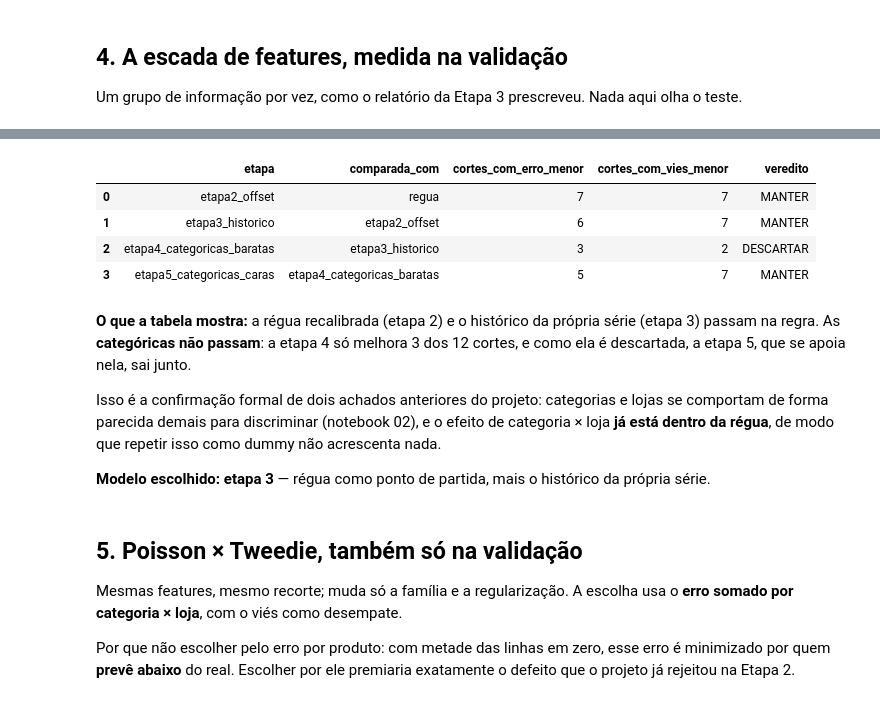
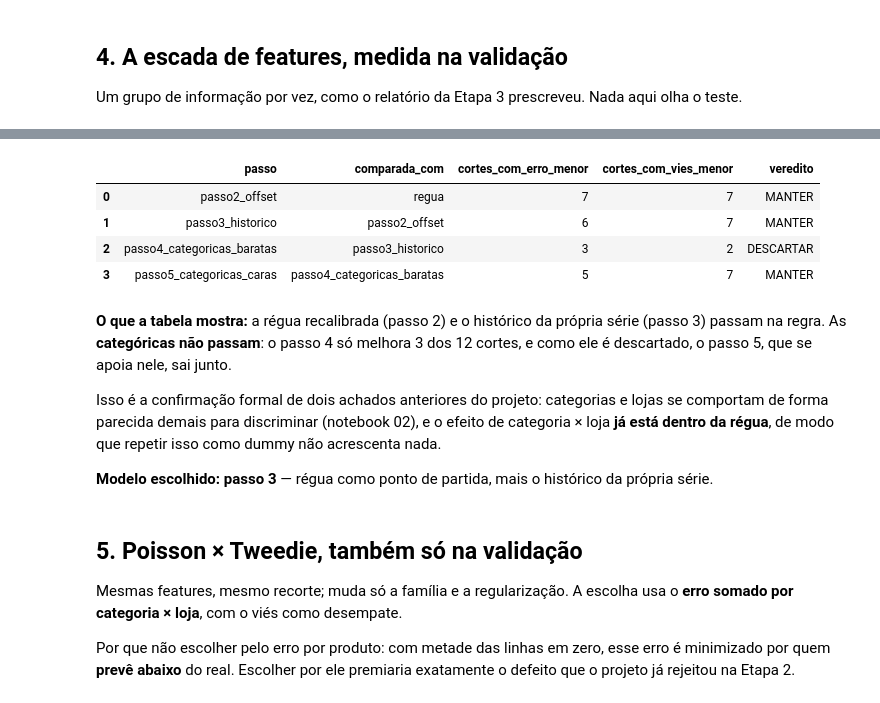
Before and after one commit to gusdiaso/lh_nautical_athena, a Jupyter notebook: notebooks/ml/04_modelo_glm_poisson.ipynb, the cells around one changed output, grey strips where cells are left out. Cells and saved outputs as stored; diff of their text form; code cells hidden in the pictures.

```diff
--- a/notebooks/ml/04_modelo_glm_poisson.ipynb
+++ b/notebooks/ml/04_modelo_glm_poisson.ipynb
@@ -275,34 +275,34 @@ etapa5_categoricas_caras     features= 38  dispersao_pearson=6.996
 # %%
 por_corte_val = scorecard_by_cutoff(val, previsoes)
-ordem = ["regua", "etapa2_offset", "etapa3_historico", "etapa4_categoricas_baratas", "etapa5_categoricas_caras"]
+ordem = ["regua", "passo2_offset", "passo3_historico", "passo4_categoricas_baratas", "passo5_categoricas_caras"]
 
 decisao = pd.DataFrame(
     [
         {
-            "etapa": atual,
+            "passo": atual,
             "comparada_com": anterior,
             "cortes_com_erro_menor": wins_by_cutoff(por_corte_val, atual, anterior, "wape"),
             "cortes_com_vies_menor": wins_by_cutoff(por_corte_val, atual, anterior, "vies"),
         }
         for anterior, atual in zip(ordem, ordem[1:])
     ]
 )
 decisao["veredito"] = np.where(
     (decisao["cortes_com_erro_menor"] >= 7) | (decisao["cortes_com_vies_menor"] >= 7), "MANTER", "DESCARTAR"
 )
 display(decisao)
 # %% [output]
-|  | etapa | comparada_com | cortes_com_erro_menor | cortes_com_vies_menor | veredito |
-| 0 | etapa2_offset | regua | 7 | 7 | MANTER |
-| 1 | etapa3_historico | etapa2_offset | 6 | 7 | MANTER |
-| 2 | etapa4_categoricas_baratas | etapa3_historico | 3 | 2 | DESCARTAR |
-| 3 | etapa5_categoricas_caras | etapa4_categoricas_baratas | 5 | 7 | MANTER |
+|  | passo | comparada_com | cortes_com_erro_menor | cortes_com_vies_menor | veredito |
+| 0 | passo2_offset | regua | 7 | 7 | MANTER |
+| 1 | passo3_historico | passo2_offset | 6 | 7 | MANTER |
+| 2 | passo4_categoricas_baratas | passo3_historico | 3 | 2 | DESCARTAR |
+| 3 | passo5_categoricas_caras | passo4_categoricas_baratas | 5 | 7 | MANTER |
 # %% [markdown]
-**O que a tabela mostra:** a régua recalibrada (etapa 2) e o histórico da própria série (etapa 3) passam na regra. As **categóricas não passam**: a etapa 4 só melhora 3 dos 12 cortes, e como ela é descartada, a etapa 5, que se apoia nela, sai junto.
+**O que a tabela mostra:** a régua recalibrada (passo 2) e o histórico da própria série (passo 3) passam na regra. As **categóricas não passam**: o passo 4 só melhora 3 dos 12 cortes, e como ele é descartado, o passo 5, que se apoia nele, sai junto.
 
 Isso é a confirmação formal de dois achados anteriores do projeto: categorias e lojas se comportam de forma parecida demais para discriminar (notebook 02), e o efeito de categoria × loja **já está dentro da régua**, de modo que repetir isso como dummy não acrescenta nada.
 
-**Modelo escolhido: etapa 3** — régua como ponto de partida, mais o histórico da própria série.
+**Modelo escolhido: passo 3** — régua como ponto de partida, mais o histórico da própria série.
 # %% [markdown]
 ## 5. Poisson × Tweedie, também só na validação
 
```
Also changed, not shown: parts of 7 cells of this notebook, 4 other files.
